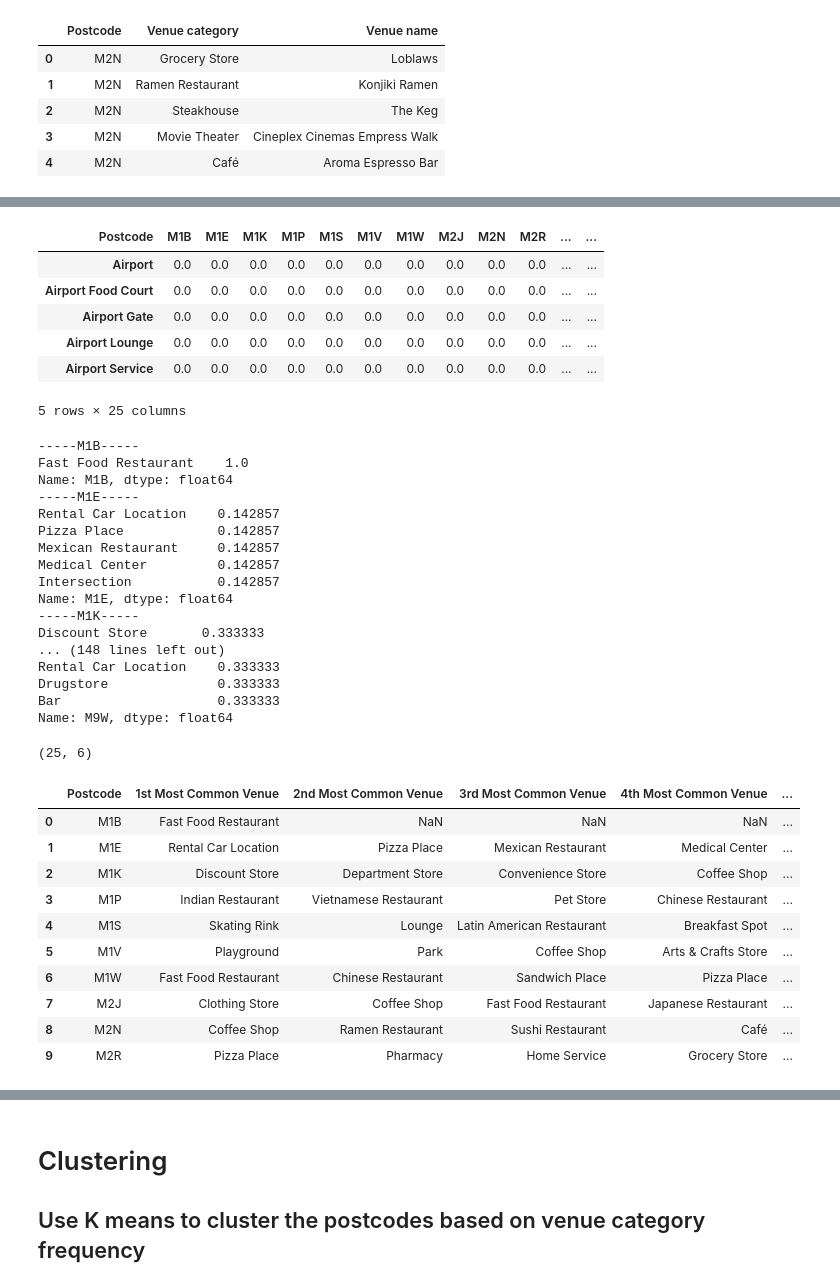
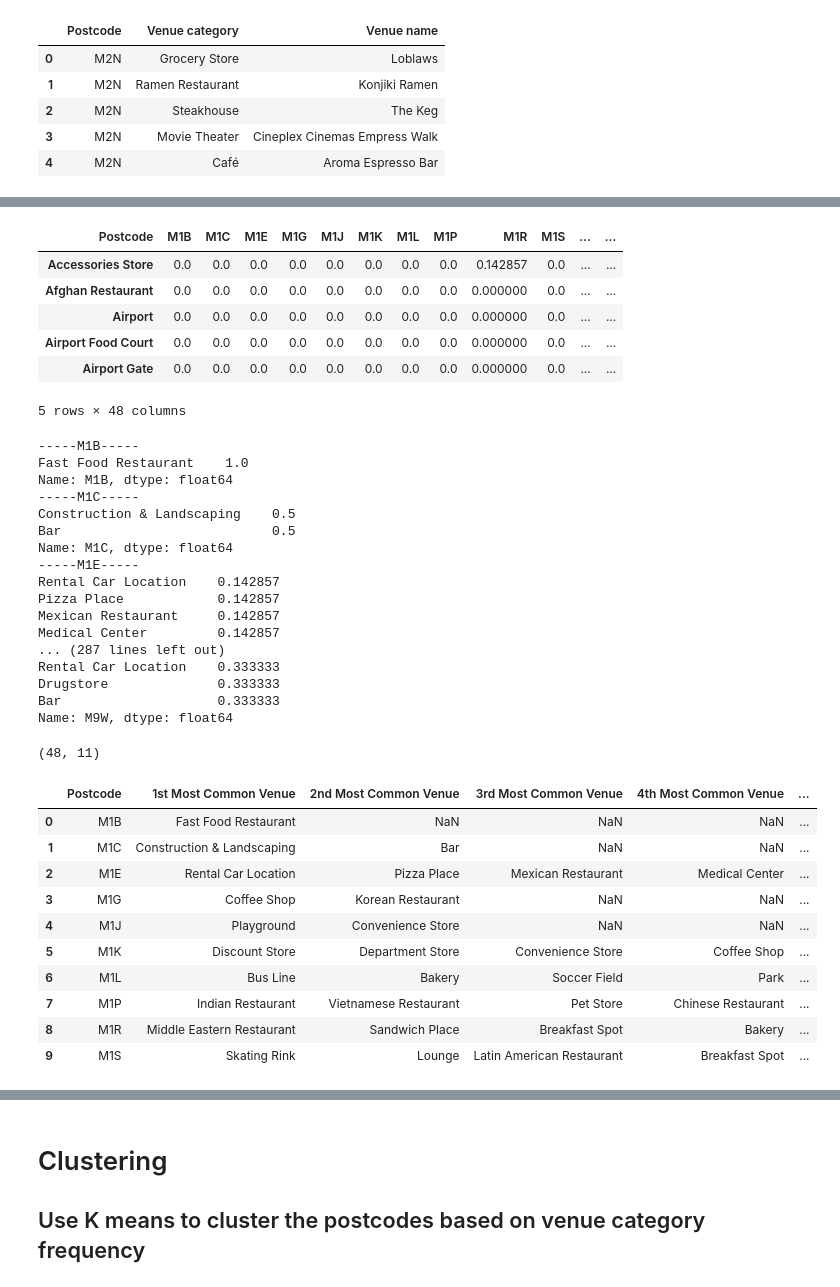
Before and after one commit to Ajstanley89/Battle-of-the-Neighborhoods, a Jupyter notebook: Clustering Toronto Neighborhoods.ipynb, the cells around one changed output, grey strips where cells are left out. Cells and saved outputs as stored; diff of their text form; code cells hidden in the pictures.

Commit message:
Map first draft done

```diff
--- a/Clustering Toronto Neighborhoods.ipynb
+++ b/Clustering Toronto Neighborhoods.ipynb
@@ -349,14 +282,0 @@ print(json.dumps(venues, indent=3, sort_keys=True))
-# %%
-# print info about all the returned venues and what the type of venue
-for venue in venues:
-    v = venue['venue']
-
-    # get the postal code from the returned data in case it differs from teh search criteria. We don't want one postal code getting credit for a different one.
-    try:
-        full_pCode = v['location']['postalCode']
-        # we only care about the first half of the postal code
-        pCode = full_pCode[0:3]
-    # If the postcode field isn't populated, fill with something else
-    except: pCode = 'NA_'
-
-    print(pCode + ' ' + v['name'] + ': ' + v['categories'][0]['name'])
@@ -464,5 +359,8 @@ df.head()
 | 4 | M2N | Café | Aroma Espresso Bar |
 # %%
 # See how many venues were returned for each post code
-df.groupby(['Postcode']).count().sort_values(['Venue category'], ascending=False)
+grouped_df = df.groupby(['Postcode']).count().sort_values(['Venue category'], ascending=True)
+grouped_df.rename(columns={'Venue category':"Venue count"}, inplace=True)
+grouped_df.drop(columns=['Venue name'])
+grouped_df.plot(kind='barh', y=['Venue count'],figsize=(12,8))
 # %% [output]
@@ -511,4 +394,12 @@ Name: Venue category, Length: 122, dtype: int64
 # %%
+# filter main df for postcodes with 10+ venues. Can do this with merging on 'Postcode'
+'''
+n = 10
+min_venue_df = grouped_df.loc[grouped_df['Venue count']>=n,:]
+min_venue_df
+df = pd.merge(df, min_venue_df, on='Postcode')
+'''
+
 # One hot encode the venue categories
 df = df.set_index(['Postcode'])
 one_hot_df = pd.get_dummies(df['Venue category'])
@@ -555,13 +446,13 @@ trans_freq.head()
 # Replace zero values with NaN. Since some postcodes had only a few venues returned, this will make no venues with 0 frequency will show up in the top categories field
 # trans_freq.replace(0, np.nan, inplace=True)
 # %% [output]
-| Postcode | M1B | M1E | M1K | M1P | M1S | M1V | M1W | M2J | M2N | M2R | ... | ... |
-| Airport | 0.0 | 0.0 | 0.0 | 0.0 | 0.0 | 0.0 | 0.0 | 0.0 | 0.0 | 0.0 | ... | ... |
-| Airport Food Court | 0.0 | 0.0 | 0.0 | 0.0 | 0.0 | 0.0 | 0.0 | 0.0 | 0.0 | 0.0 | ... | ... |
-| Airport Gate | 0.0 | 0.0 | 0.0 | 0.0 | 0.0 | 0.0 | 0.0 | 0.0 | 0.0 | 0.0 | ... | ... |
-| Airport Lounge | 0.0 | 0.0 | 0.0 | 0.0 | 0.0 | 0.0 | 0.0 | 0.0 | 0.0 | 0.0 | ... | ... |
-| Airport Service | 0.0 | 0.0 | 0.0 | 0.0 | 0.0 | 0.0 | 0.0 | 0.0 | 0.0 | 0.0 | ... | ... |
+| Postcode | M1B | M1C | M1E | M1G | M1J | M1K | M1L | M1P | M1R | M1S | ... | ... |
+| Accessories Store | 0.0 | 0.0 | 0.0 | 0.0 | 0.0 | 0.0 | 0.0 | 0.0 | 0.142857 | 0.0 | ... | ... |
+| Afghan Restaurant | 0.0 | 0.0 | 0.0 | 0.0 | 0.0 | 0.0 | 0.0 | 0.0 | 0.000000 | 0.0 | ... | ... |
+| Airport | 0.0 | 0.0 | 0.0 | 0.0 | 0.0 | 0.0 | 0.0 | 0.0 | 0.000000 | 0.0 | ... | ... |
+| Airport Food Court | 0.0 | 0.0 | 0.0 | 0.0 | 0.0 | 0.0 | 0.0 | 0.0 | 0.000000 | 0.0 | ... | ... |
+| Airport Gate | 0.0 | 0.0 | 0.0 | 0.0 | 0.0 | 0.0 | 0.0 | 0.0 | 0.000000 | 0.0 | ... | ... |
-5 rows × 25 columns
+5 rows × 48 columns
 # %%
 # loop through all postcodes and print top 5 categories
 top_n = 5
@@ -574,28 +465,28 @@ for pcode in trans_freq.columns:
     sorted_cat = trans_freq.loc[trans_freq[pcode]>0, pcode].sort_values(ascending=False)
 
     # temp_df.reset_index(inplace=True)
-    print(sorted_cat.iloc[0:5])
+    print(sorted_cat.iloc[0:top_n])
 # %% [output]
 -----M1B-----
 Fast Food Restaurant    1.0
 Name: M1B, dtype: float64
+-----M1C-----
+Construction & Landscaping    0.5
+Bar                           0.5
+Name: M1C, dtype: float64
 -----M1E-----
 Rental Car Location    0.142857
 Pizza Place            0.142857
 Mexican Restaurant     0.142857
 Medical Center         0.142857
-Intersection           0.142857
-Name: M1E, dtype: float64
------M1K-----
-Discount Store       0.333333
-... (148 lines left out)
+... (287 lines left out)
 Rental Car Location    0.333333
 Drugstore              0.333333
 Bar                    0.333333
 Name: M9W, dtype: float64
 # %%
 # build columns for nth most popular categories
-n = 5
+n = 10
 columns = ['Postcode']
 indicators = ['st', 'nd', 'rd']
 for i in range(n):
@@ -612,35 +503,35 @@ common_categories_df['Postcode'] = freq_df.index.values
 
 common_categories_df.shape
 # %% [output]
-(25, 6)
+(48, 11)
 # %%
 # loop through each post code, get the top n common categories for each postcode, then populate the data to the new df
-for i, pcode in enumerate(test_df['Postcode']):
+for i, pcode in enumerate(common_categories_df['Postcode']):
     # slice the trans_freq df for the desired postcode, then sort. Only consider categories with frequency > 0
     sorted_cat = trans_freq.loc[trans_freq[pcode]>0,pcode].sort_values(ascending=False)
     # the category names are the values of the index. Only take top n categories
     categories = sorted_cat.iloc[0:n].index.values
 
     # if there are less than n categories, pad the end of the array with Nan
     if len(categories) < n:
         categories = np.pad(categories, (0,n-len(categories)), mode='constant', constant_values=(np.nan))
 
     # add the categories to the df
     common_categories_df.iloc[i,1:n+1] = categories
 
 common_categories_df.head(10)
 # %% [output]
 |  | Postcode | 1st Most Common Venue | 2nd Most Common Venue | 3rd Most Common Venue | 4th Most Common Venue | ... |
 | 0 | M1B | Fast Food Restaurant | NaN | NaN | NaN | ... |
-| 1 | M1E | Rental Car Location | Pizza Place | Mexican Restaurant | Medical Center | ... |
-| 2 | M1K | Discount Store | Department Store | Convenience Store | Coffee Shop | ... |
-| 3 | M1P | Indian Restaurant | Vietnamese Restaurant | Pet Store | Chinese Restaurant | ... |
-| 4 | M1S | Skating Rink | Lounge | Latin American Restaurant | Breakfast Spot | ... |
-| 5 | M1V | Playground | Park | Coffee Shop | Arts & Crafts Store | ... |
-| 6 | M1W | Fast Food Restaurant | Chinese Restaurant | Sandwich Place | Pizza Place | ... |
-| 7 | M2J | Clothing Store | Coffee Shop | Fast Food Restaurant | Japanese Restaurant | ... |
-| 8 | M2N | Coffee Shop | Ramen Restaurant | Sushi Restaurant | Café | ... |
-| 9 | M2R | Pizza Place | Pharmacy | Home Service | Grocery Store | ... |
+| 1 | M1C | Construction & Landscaping | Bar | NaN | NaN | ... |
+| 2 | M1E | Rental Car Location | Pizza Place | Mexican Restaurant | Medical Center | ... |
+| 3 | M1G | Coffee Shop | Korean Restaurant | NaN | NaN | ... |
+| 4 | M1J | Playground | Convenience Store | NaN | NaN | ... |
+| 5 | M1K | Discount Store | Department Store | Convenience Store | Coffee Shop | ... |
+| 6 | M1L | Bus Line | Bakery | Soccer Field | Park | ... |
+| 7 | M1P | Indian Restaurant | Vietnamese Restaurant | Pet Store | Chinese Restaurant | ... |
+| 8 | M1R | Middle Eastern Restaurant | Sandwich Place | Breakfast Spot | Bakery | ... |
+| 9 | M1S | Skating Rink | Lounge | Latin American Restaurant | Breakfast Spot | ... |
 # %%
 # merge the common categoreies df with the top population df
 hood_categories_df = pd.merge(top_df, common_categories_df, on='Postcode')
```
Also changed, not shown: parts of 33 cells of this notebook.
